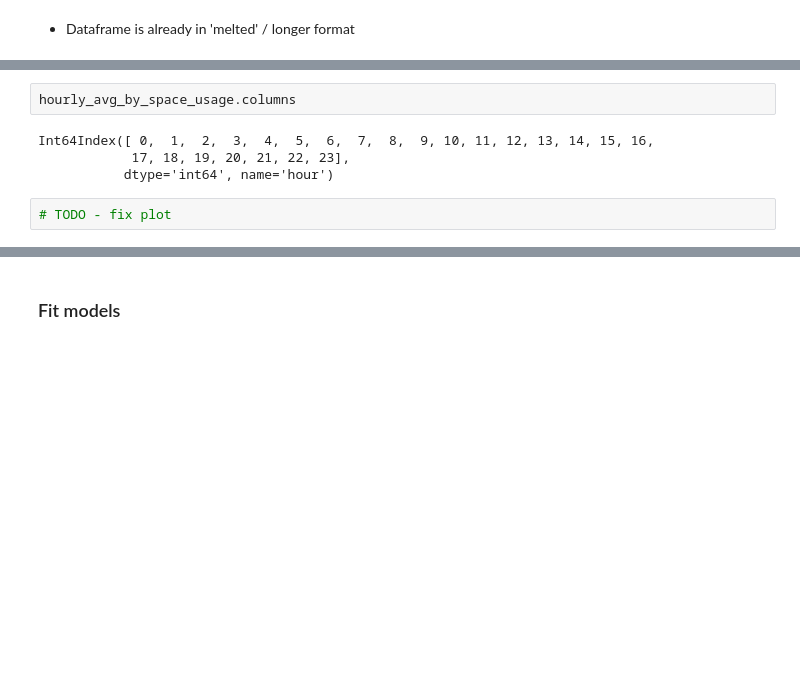
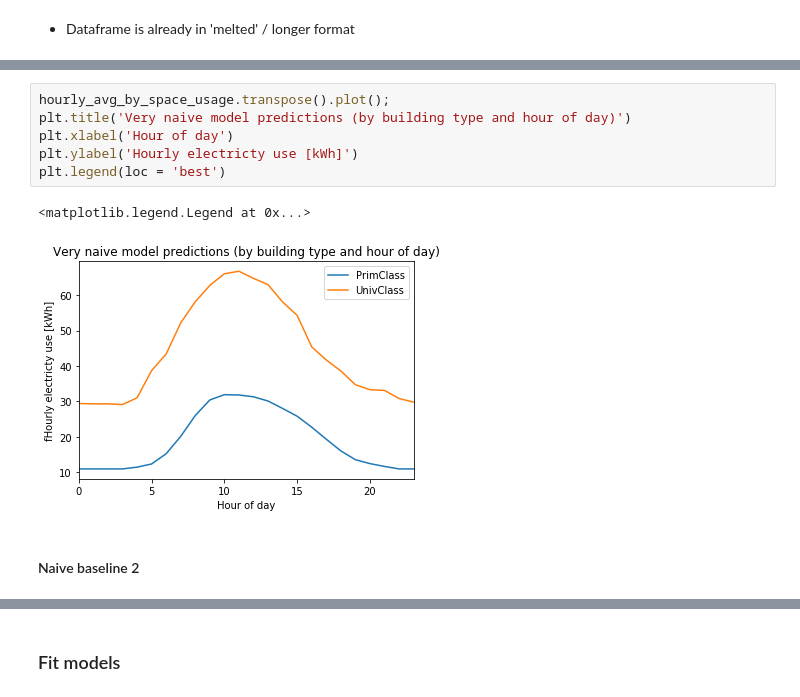
Before and after one commit to dmgt/gdso_2019, a Jupyter notebook: notebooks/exploring_models/2019-07-05-random_forest.ipynb, the cells around one changed output, grey strips where cells are left out. Cells and saved outputs as stored; diff of their text form; blank space fills up the shorter version.

```diff
--- a/notebooks/exploring_models/2019-07-05-random_forest.ipynb
+++ b/notebooks/exploring_models/2019-07-05-random_forest.ipynb
@@ -67,10 +70,13 @@ hourly_avg_by_space_usage
 | UnivClass | 29.4 | 29.3 | 29.3 | 29.1 | 31.0 | 38.7 | 43.4 | 52.2 | 58.2 | 62.8 | ... |
 2 rows × 24 columns
-# %%
-hourly_avg_by_space_usage.columns
-# %% [output]
-Int64Index([ 0,  1,  2,  3,  4,  5,  6,  7,  8,  9, 10, 11, 12, 13, 14, 15, 16,
-            17, 18, 19, 20, 21, 22, 23],
-           dtype='int64', name='hour')
-# %%
-# TODO - fix plot
+# %%
+hourly_avg_by_space_usage.transpose().plot();
+plt.title('Very naive model predictions (by building type and hour of day)')
+plt.xlabel('Hour of day')
+plt.ylabel('Hourly electricty use [kWh]')
+plt.legend(loc = 'best')
+# %% [output]
+<matplotlib.legend.Legend at 0x...>
+[figure, added]
+# %% [markdown]
+#### Naive baseline 2
```
Also changed, not shown: parts of 63 cells of this notebook.
